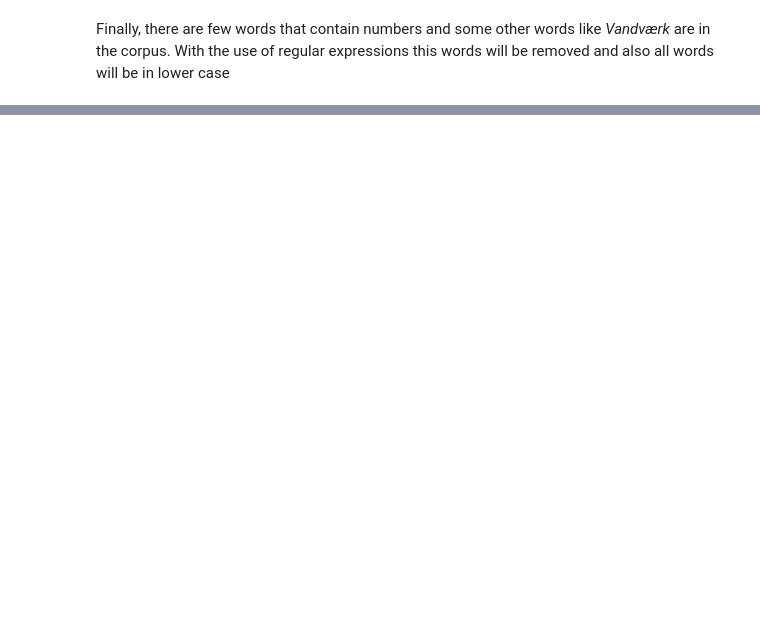
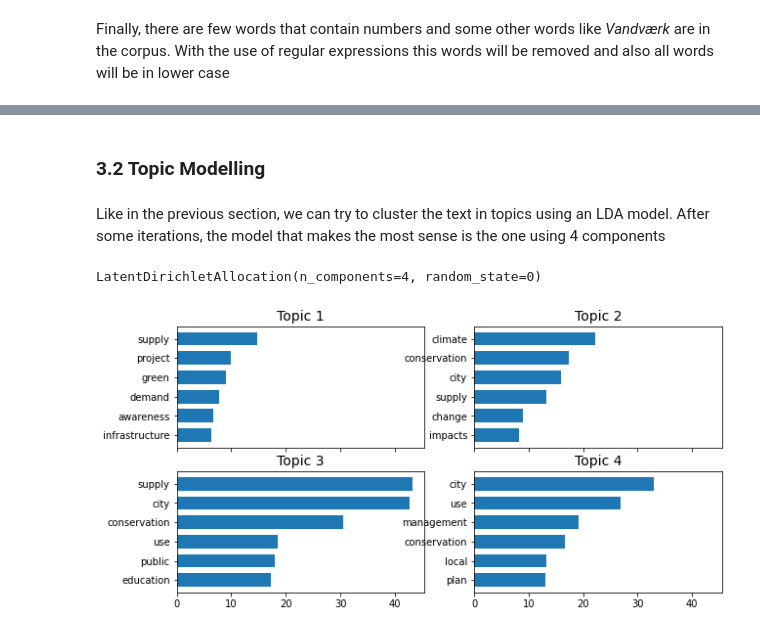
Before and after one commit to jjbuitrago/MDA_water_stress, a Jupyter notebook: project.ipynb, the cells around one changed output, grey strips where cells are left out. Saved outputs shown, nothing was run; the diff lists cells and outputs as text; code cells hidden in the pictures; blank space fills up the shorter version.

```diff
--- a/project.ipynb
+++ b/project.ipynb
@@ -491,0 +616,40 @@ plt.show()
+# %% [markdown]
+### 3.2 Topic Modelling
+# %% [markdown]
+Like in the previous section, we can try to cluster the text in topics using an LDA model. After some iterations, the model that makes the most sense is the one using 4 components
+# %%
+# Set the model with 4 compinents, remove stop words even thought we already did, vectorize the words and fit the model
+lda_actions = LatentDirichletAllocation(n_components=4,random_state=0)
+
+tf_vectorizer = CountVectorizer(max_df=0.95, min_df=2,stop_words='english')
+
+tf_matrix = tf_vectorizer.fit_transform(final_words_actions)
+
+tf_feature_names = tf_vectorizer.get_feature_names()
+
+lda_actions.fit(tf_matrix)
+# %% [output]
+LatentDirichletAllocation(n_components=4, random_state=0)
+# %%
+# Convert the results to a dataframe and plot
+
+df = pd.DataFrame(lda_actions.components_)
+df.columns = tf_feature_names
+
+n_top_words = 6
+
+fig, axes = plt.subplots(2,2, figsize=(10, 5), sharex=True)
+axes = axes.flatten()
+for topic_idx, topic in enumerate(lda_actions.components_):
+    top_features_ind = topic.argsort()[:-n_top_words - 1:-1]
+    top_features = [tf_feature_names[i] for i in top_features_ind]
+    weights = topic[top_features_ind]
+
+    ax = axes[topic_idx]
+    ax.barh(top_features, weights, height=0.7)
+    ax.set_title(f'Topic {topic_idx +1}',
+                     fontdict={'fontsize': 14})
+    ax.invert_yaxis()
+    ax.tick_params(axis='both', which='major', labelsize=10)
+# %% [output]
+[figure, added]
```
Also changed, not shown: parts of 34 cells of this notebook, 7 other files.
